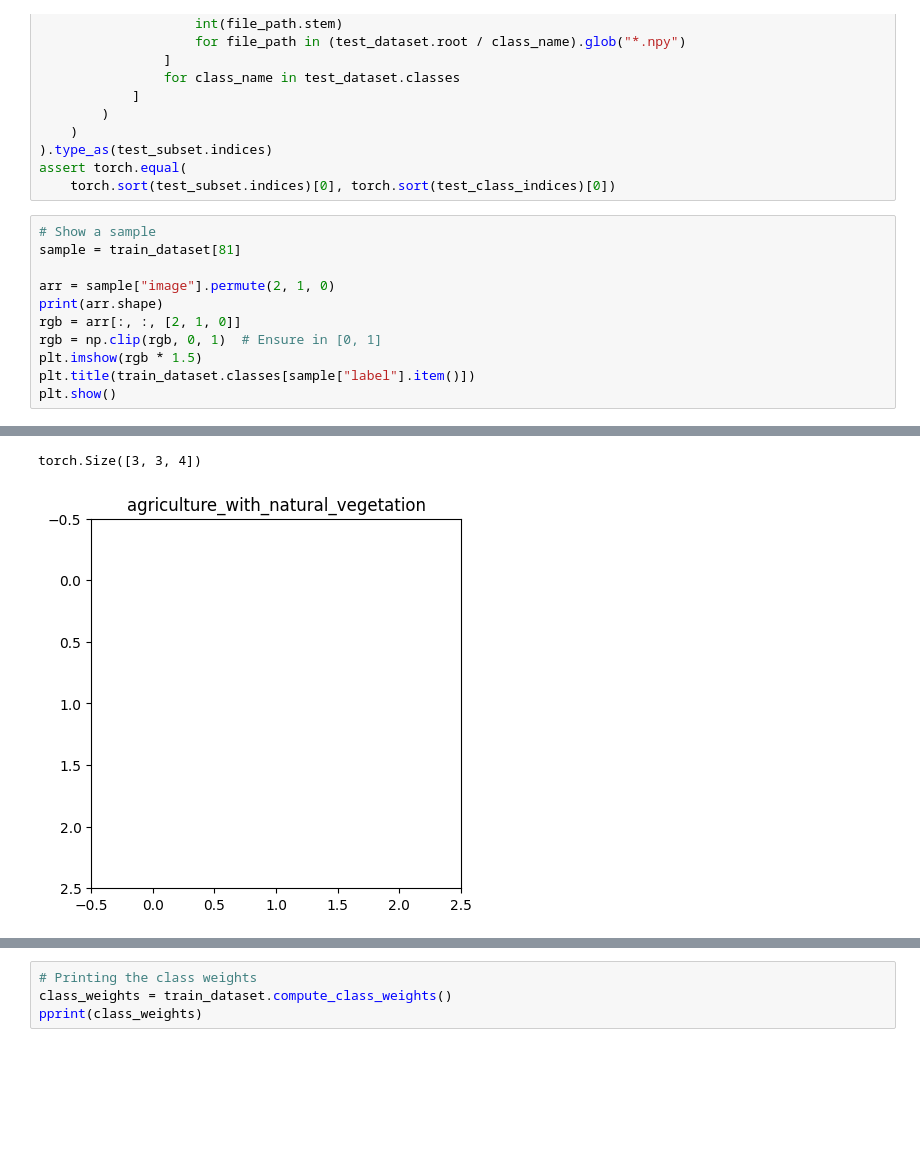
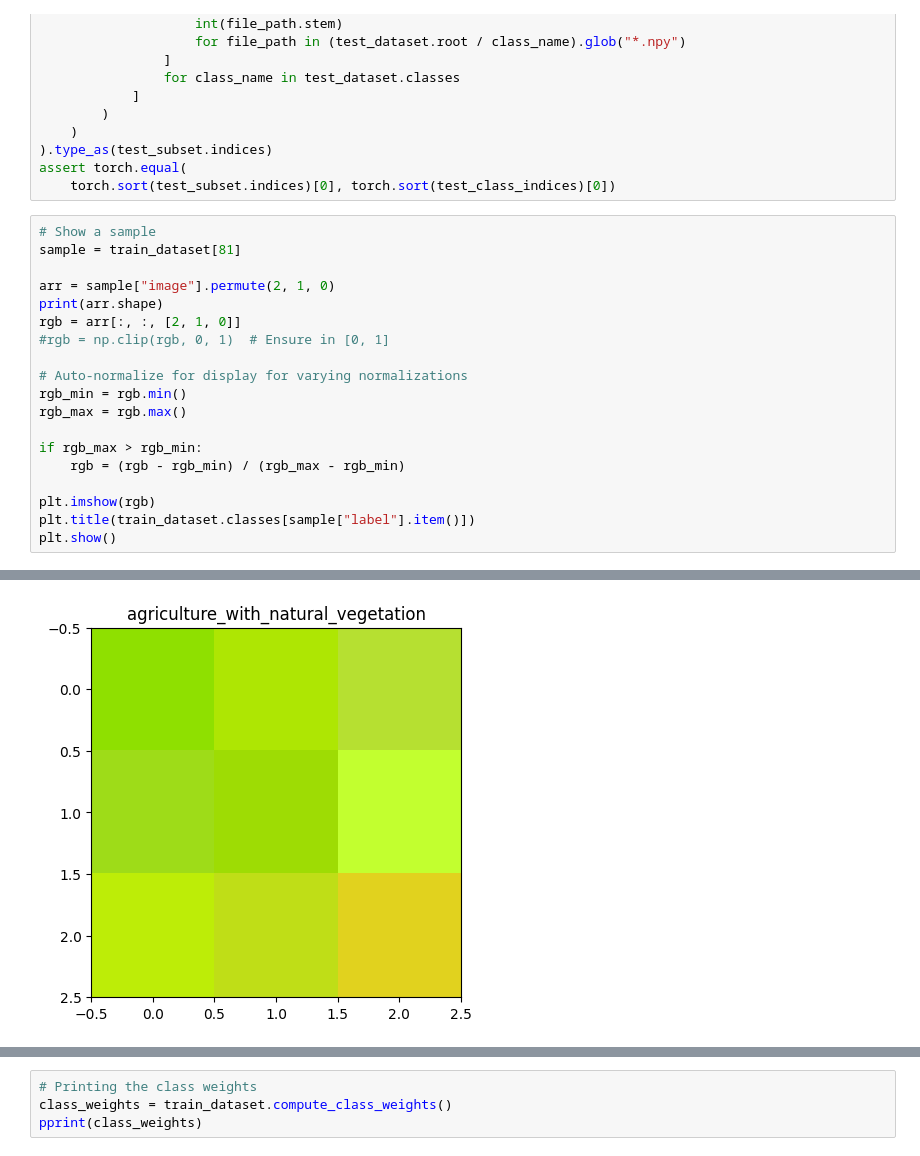
Before and after one commit to RAF622M-team1/RAF622M-Final-Project, a Jupyter notebook: notebooks/3_training_pipeline.ipynb, the cells around one changed output, grey strips where cells are left out. Drawn from its saved outputs; the diff is of its cells as text; blank space fills up the shorter version.

Commit message:
added scaling for visualization and cleaned notebook

```diff
--- a/notebooks/3_training_pipeline.ipynb
+++ b/notebooks/3_training_pipeline.ipynb
@@ -733,8 +708,16 @@ sample = train_dataset[81]
 arr = sample["image"].permute(2, 1, 0)
 print(arr.shape)
 rgb = arr[:, :, [2, 1, 0]]
-rgb = np.clip(rgb, 0, 1)  # Ensure in [0, 1]
-plt.imshow(rgb * 1.5)
+#rgb = np.clip(rgb, 0, 1)  # Ensure in [0, 1]
+
+# Auto-normalize for display for varying normalizations
+rgb_min = rgb.min()
+rgb_max = rgb.max()
+
+if rgb_max > rgb_min:
+    rgb = (rgb - rgb_min) / (rgb_max - rgb_min)
+
+plt.imshow(rgb)
 plt.title(train_dataset.classes[sample["label"].item()])
 plt.show()
 # %% [output]
@@ -742,3 +725,2 @@ plt.show()
-torch.Size([3, 3, 4])
-[figure, old version]
+[figure, new version]
 # %%
```
Also changed, not shown: parts of 14 cells of this notebook.
